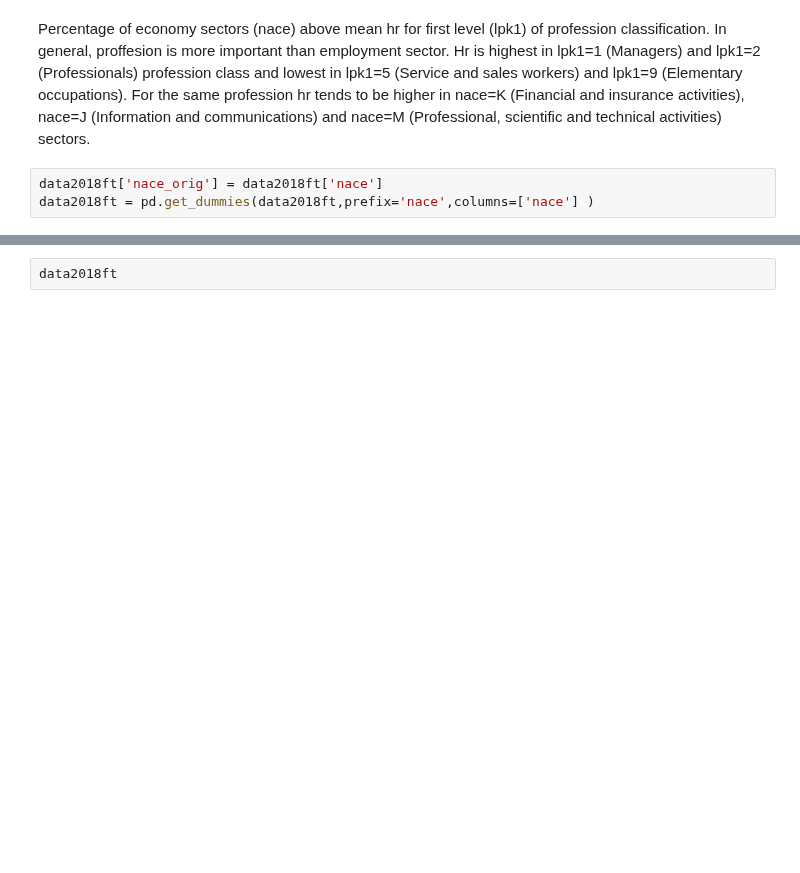
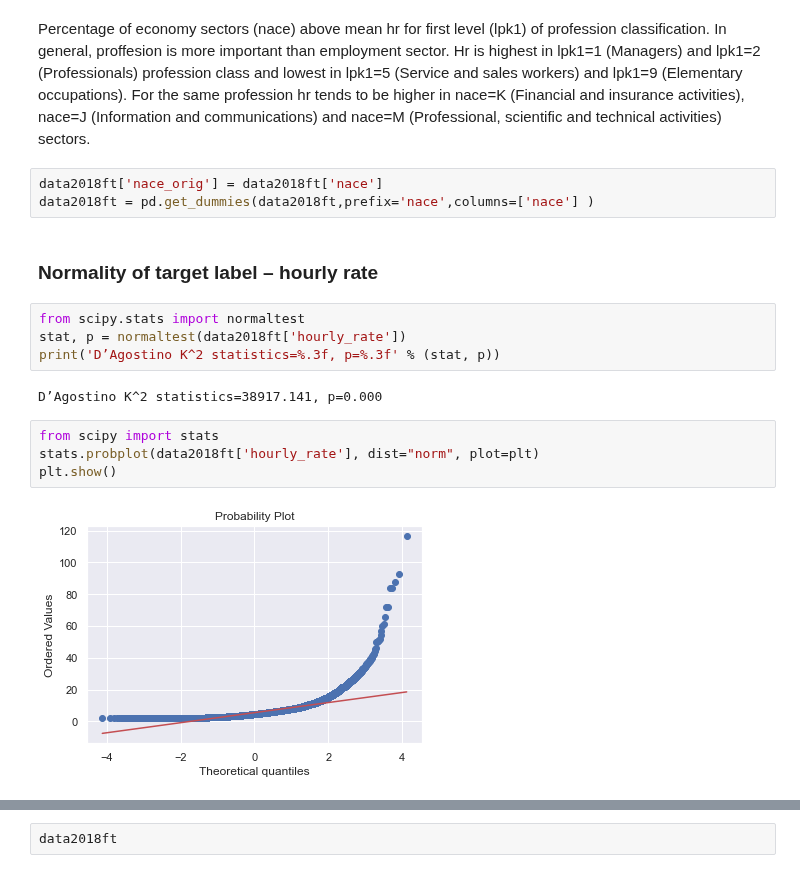
Before and after one commit to EdvinasStonevicius/LT-national-salary-analysis, a Jupyter notebook: python/02a-Preprocessing_all_OneHot.ipynb, the cells around one changed output, grey strips where cells are left out. Saved outputs shown, nothing was run; the diff lists cells and outputs as text; blank space fills up the shorter version.

Commit message:
Update: exploration of normality

```diff
--- a/python/02a-Preprocessing_all_OneHot.ipynb
+++ b/python/02a-Preprocessing_all_OneHot.ipynb
@@ -389,3 +370,17 @@ Percentage of economy sectors (nace) above mean hr for first level (lpk1) of pro
 # %%
 data2018ft['nace_orig'] = data2018ft['nace']
 data2018ft = pd.get_dummies(data2018ft,prefix='nace',columns=['nace'] )
+# %% [markdown]
+### Normality  of target label – hourly rate
+# %%
+from scipy.stats import normaltest
+stat, p = normaltest(data2018ft['hourly_rate'])
+print('D’Agostino K^2 statistics=%.3f, p=%.3f' % (stat, p))
+# %% [output]
+D’Agostino K^2 statistics=38917.141, p=0.000
+# %%
+from scipy import stats
+stats.probplot(data2018ft['hourly_rate'], dist="norm", plot=plt)
+plt.show()
+# %% [output]
+[figure, added]
```
Also changed, not shown: parts of 4 cells of this notebook, 1 other file.
